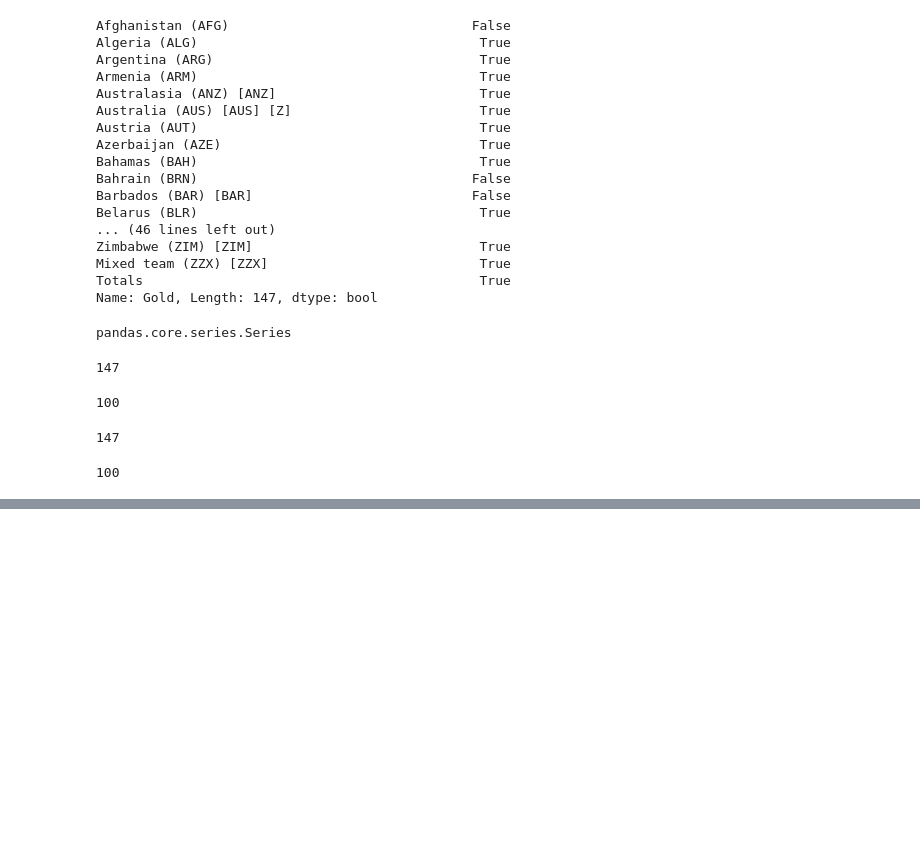
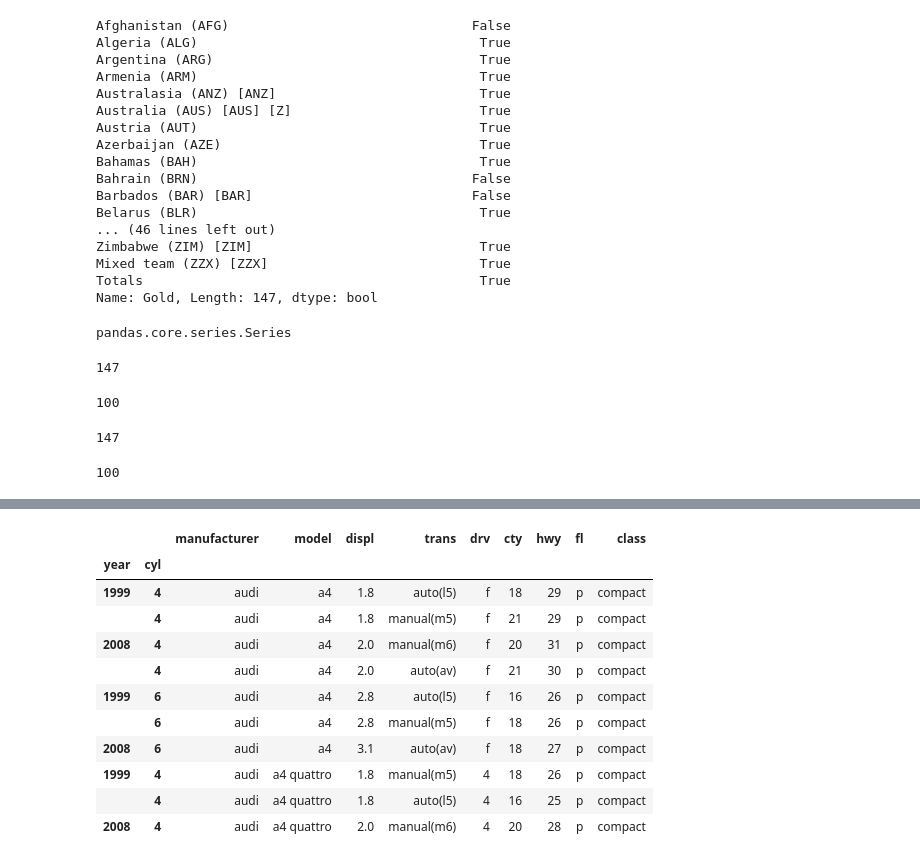
Before and after one commit to Sumad/DS, a Jupyter notebook: Python/UM Spcialization/DS_with_Python/Week 2/Week 2 Pandas.ipynb, the cells around one changed output, grey strips where cells are left out. Cells and saved outputs as stored; diff of their text form; code cells hidden in the pictures; blank space fills up the shorter version.

```diff
--- a/Python/UM Spcialization/DS_with_Python/Week 2/Week 2 Pandas.ipynb
+++ b/Python/UM Spcialization/DS_with_Python/Week 2/Week 2 Pandas.ipynb
@@ -522,0 +626,15 @@ len(df3)
+# %%
+dt1.head(10)
+# %% [output]
+|  |  | manufacturer | model | displ | trans | drv | cty | hwy | fl | class |
+| year | cyl |  |  |  |  |  |  |  |  |  |
+| 1999 | 4 | audi | a4 | 1.8 | auto(l5) | f | 18 | 29 | p | compact |
+|  | 4 | audi | a4 | 1.8 | manual(m5) | f | 21 | 29 | p | compact |
+| 2008 | 4 | audi | a4 | 2.0 | manual(m6) | f | 20 | 31 | p | compact |
+|  | 4 | audi | a4 | 2.0 | auto(av) | f | 21 | 30 | p | compact |
+| 1999 | 6 | audi | a4 | 2.8 | auto(l5) | f | 16 | 26 | p | compact |
+|  | 6 | audi | a4 | 2.8 | manual(m5) | f | 18 | 26 | p | compact |
+| 2008 | 6 | audi | a4 | 3.1 | auto(av) | f | 18 | 27 | p | compact |
+| 1999 | 4 | audi | a4 quattro | 1.8 | manual(m5) | 4 | 18 | 26 | p | compact |
+|  | 4 | audi | a4 quattro | 1.8 | auto(l5) | 4 | 16 | 25 | p | compact |
+| 2008 | 4 | audi | a4 quattro | 2.0 | manual(m6) | 4 | 20 | 28 | p | compact |
```
Also changed, not shown: parts of 33 cells of this notebook, 1 other file.
